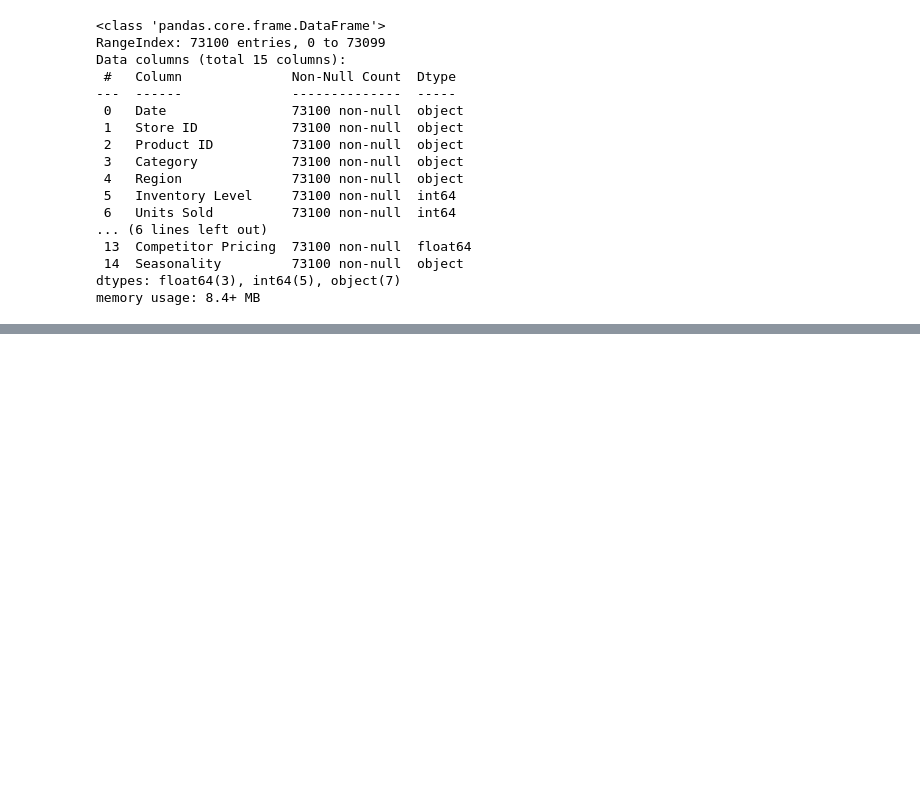
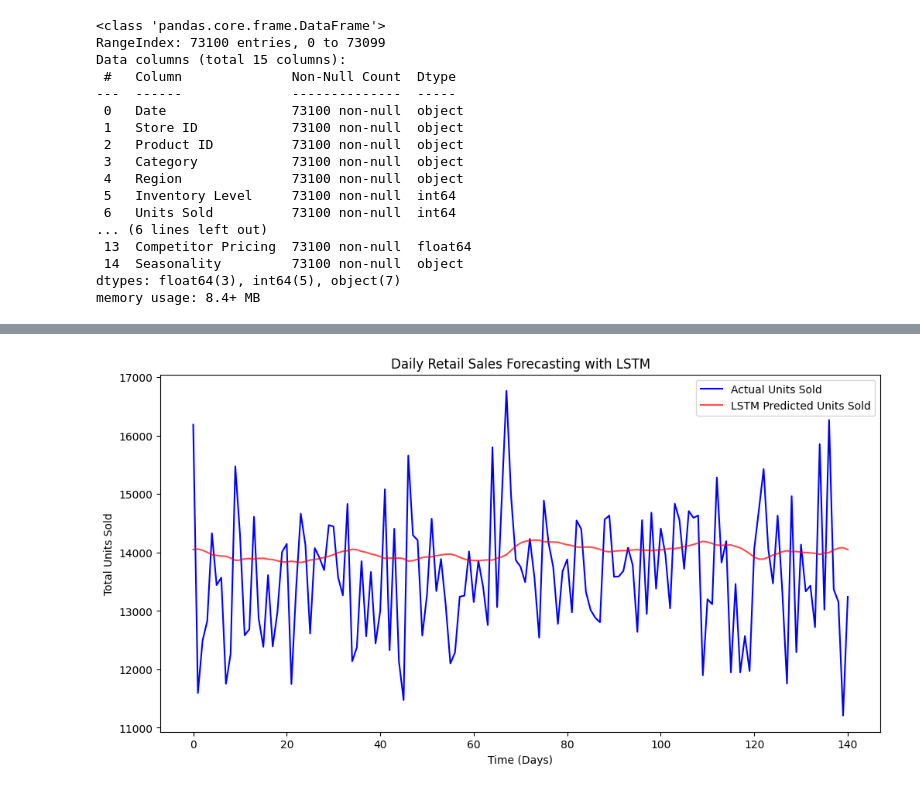
Before and after one commit to Rithesh12-cs/SmartInventoryManagement, a Jupyter notebook: modelforecase.ipynb, the cells around one changed output, grey strips where cells are left out. Cells and saved outputs as stored; diff of their text form; code cells hidden in the pictures; blank space fills up the shorter version.

```diff
--- a/modelforecase.ipynb
+++ b/modelforecase.ipynb
@@ -91,0 +139,28 @@ plt.show()
+# %%
+from tensorflow.keras.models import Sequential
+from tensorflow.keras.layers import LSTM,Dense,Dropout
+# Use the first 80% for training, 20% for testing
+split_index = int(len(X) * 0.8)
+
+X_train, X_test = X[:split_index], X[split_index:]
+y_train, y_test = y[:split_index], y[split_index:]
+
+# 3. Build the LSTM Model
+model = Sequential()
+
+# First LSTM Layer
+model.add(LSTM(units=50, return_sequences=True, input_shape=(X_train.shape[1], 1)))
+model.add(Dropout(0.2)) # Prevents overfitting
+
+# Second LSTM Layer
+model.add(LSTM(units=50, return_sequences=False))
+model.add(Dropout(0.2))
+
+# Output Layer (Predicts 1 value)
+model.add(Dense(units=1))
+
+model.compile(optimizer='adam', loss='mean_squared_error')
+
+# 4. Train the Model
+print("Training LSTM Model...")
+history = model.fit(X_train, y_train, epochs=20, batch_size=32, validation_data=(X_test, y_test))
@@ -91,0 +185,18 @@ plt.show()
+# %%
+# Predict using the test set
+predicted_sales_scaled = model.predict(X_test)
+
+# Reverse the scaling to get actual numbers back
+predicted_sales = scaler.inverse_transform(predicted_sales_scaled)
+actual_sales = scaler.inverse_transform(y_test.reshape(-1, 1))
+
+# Plot the results
+plt.figure(figsize=(12, 6))
+plt.plot(actual_sales, label='Actual Units Sold', color='blue')
+plt.plot(predicted_sales, label='LSTM Predicted Units Sold', color='red', alpha=0.7)
+plt.title('Daily Retail Sales Forecasting with LSTM')
+plt.xlabel('Time (Days)')
+plt.ylabel('Total Units Sold')
+plt.legend()
+plt.show()
+# %% [output]
@@ -91,0 +204 @@ plt.show()
+[figure, added]
```
Also changed, not shown: parts of 7 cells of this notebook, 3 other files.
